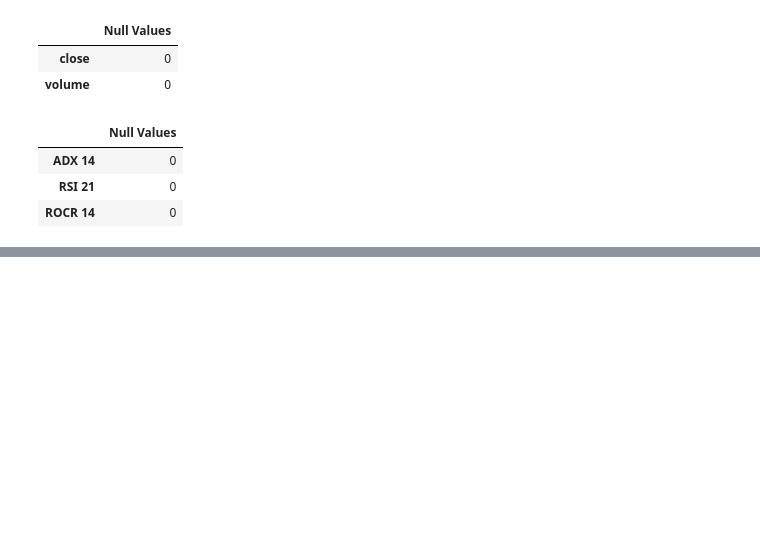
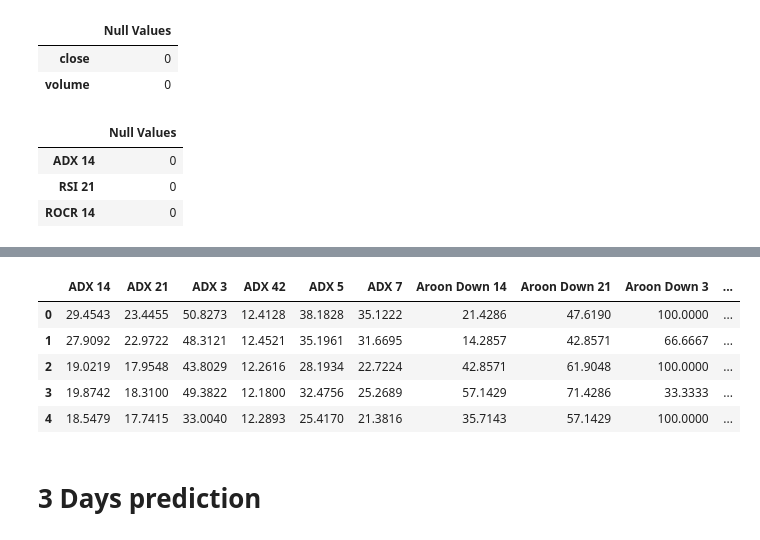
Before and after one commit to esan94/beating_stock_markets, a Jupyter notebook: exploring_data/financial_model_prediction.ipynb, the cells around one changed output, grey strips where cells are left out. Drawn from its saved outputs; the diff is of its cells as text; code cells hidden in the pictures; blank space fills up the shorter version.

```diff
--- a/exploring_data/financial_model_prediction.ipynb
+++ b/exploring_data/financial_model_prediction.ipynb
@@ -154,2 +160,12 @@ df_final = pd.merge(left=df_final, right=df_categorical, how='inner', on='ticker
 # %%
-df_final = pd.get_dummies(df_final, columns='sector_gics', prefix='sector_gics_')
+# %time df_final = pd.get_dummies(df_final, columns='sector_gics', prefix='sector_gics_')
+# %%
+df_final.loc[df_final['sector_gics'] == 'Utilities', 'sector_gics_Utilities'] = 1
+df_final.loc[df_final['sector_gics'] == 'Healthcare', 'sector_gics_Heatlhcare'] = 1
+df_final.loc[df_final['sector_gics'] == 'Financials', 'sector_gics_Financials'] = 1
+df_final.loc[df_final['sector_gics'] == 'Consumer discretionary', 'sector_gics_Consumer_discretionary'] = 1
+df_final.loc[df_final['sector_gics'] == 'Communication services', 'sector_gics_Communication_services'] = 1
+df_final.loc[df_final['sector_gics'] == 'Energy', 'sector_gics_Energy'] = 1
+df_final.loc[df_final['sector_gics'] == 'Industrials', 'sector_gics_Industrials'] = 1
+df_final.loc[df_final['sector_gics'] == 'Information technology', 'sector_gics_Information_technology'] = 1
+df_final.loc[df_final['sector_gics'] == 'Consumer staples', 'sector_gics_Consumer_staples'] = 1
@@ -155,0 +194,9 @@ df_final = pd.get_dummies(df_final, columns='sector_gics', prefix='sector_gics_'
+# %%
+df_final.head()
+# %% [output]
+|  | ADX 14 | ADX 21 | ADX 3 | ADX 42 | ADX 5 | ADX 7 | Aroon Down 14 | Aroon Down 21 | Aroon Down 3 | ... |
+| 0 | 29.4543 | 23.4455 | 50.8273 | 12.4128 | 38.1828 | 35.1222 | 21.4286 | 47.6190 | 100.0000 | ... |
+| 1 | 27.9092 | 22.9722 | 48.3121 | 12.4521 | 35.1961 | 31.6695 | 14.2857 | 42.8571 | 66.6667 | ... |
+| 2 | 19.0219 | 17.9548 | 43.8029 | 12.2616 | 28.1934 | 22.7224 | 42.8571 | 61.9048 | 100.0000 | ... |
+| 3 | 19.8742 | 18.3100 | 49.3822 | 12.1800 | 32.4756 | 25.2689 | 57.1429 | 71.4286 | 33.3333 | ... |
+| 4 | 18.5479 | 17.7415 | 33.0040 | 12.2893 | 25.4170 | 21.3816 | 35.7143 | 57.1429 | 100.0000 | ... |
@@ -155,0 +206,2 @@ df_final = pd.get_dummies(df_final, columns='sector_gics', prefix='sector_gics_'
+# %% [markdown]
+# 3 Days prediction
```
Also changed, not shown: parts of 7 cells of this notebook.
